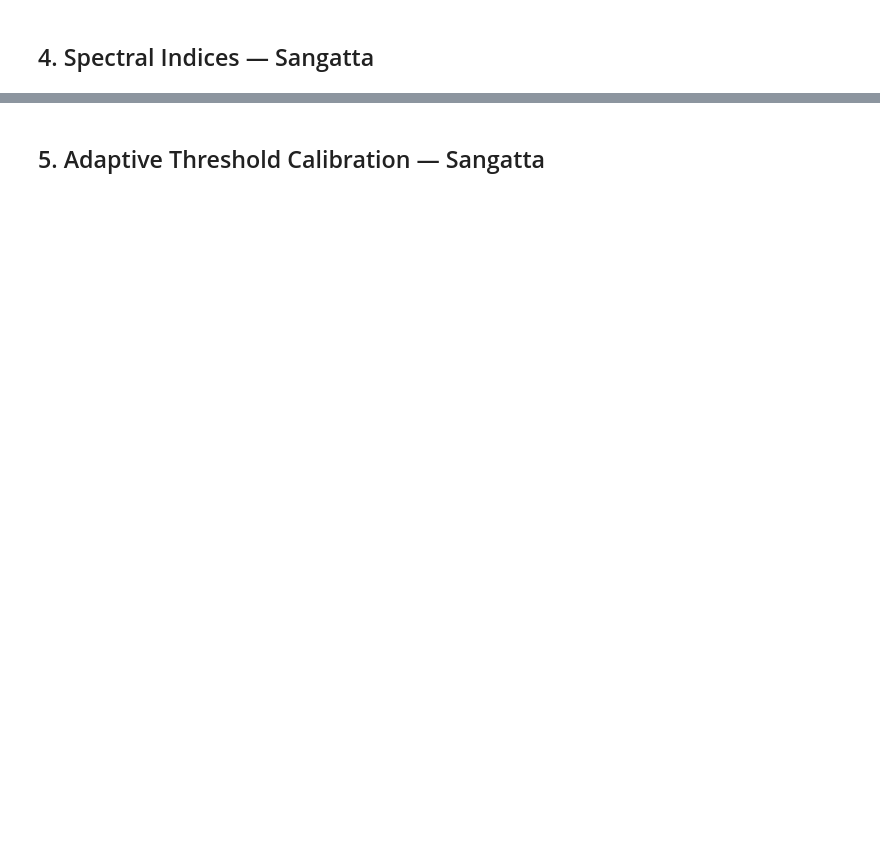
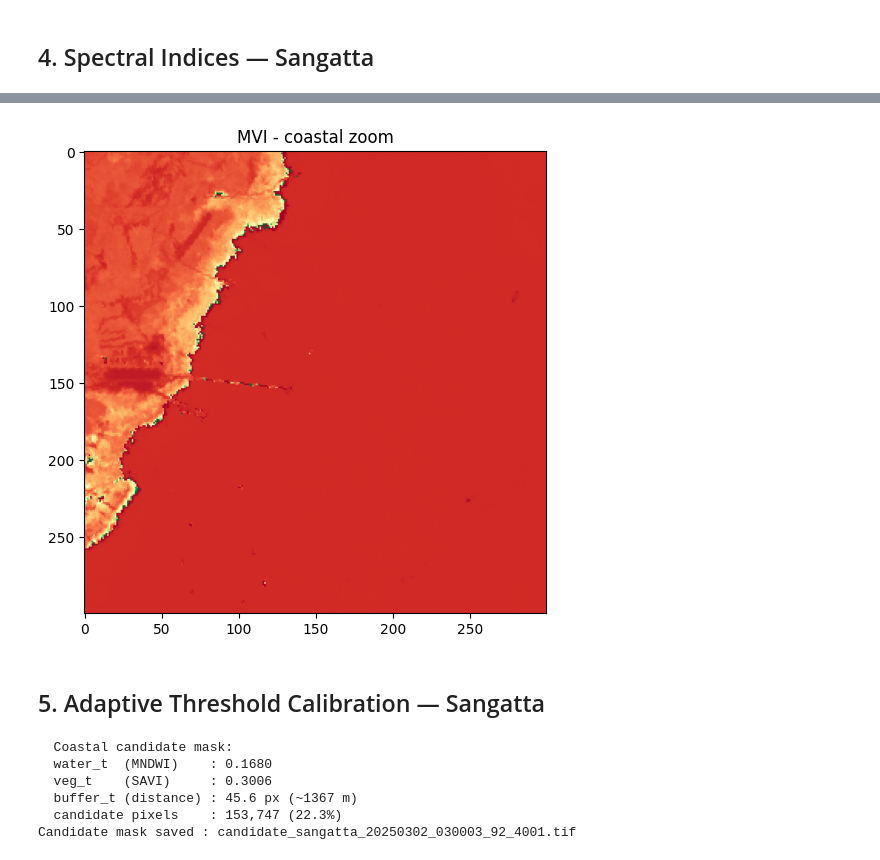
Before and after one commit to mwahyur46/tanager-mangrove-mapping, a Jupyter notebook: notebooks/01_preprocessing.ipynb, the cells around one changed output, grey strips where cells are left out. Drawn from its saved outputs; the diff is of its cells as text; code cells hidden in the pictures; blank space fills up the shorter version.

```diff
--- a/notebooks/01_preprocessing.ipynb
+++ b/notebooks/01_preprocessing.ipynb
@@ -19,19 +42,25 @@
 # %%
 import sys
 from pathlib import Path
+from scipy.ndimage import distance_transform_edt
 
 import numpy as np
 import matplotlib.pyplot as plt
 import h5py
 
 # ============================================================
-# Project root — all paths derived from here
+# Project root — adjust per environment
 # ============================================================
-ROOT       = Path('..').resolve()
-DATA_RAW   = ROOT / 'data' / 'raw'
-DATA_PROC  = ROOT / 'data' / 'processed'
-DATA_AOI   = ROOT / 'data' / 'aoi'
-SRC        = ROOT / 'src'
+# Google Colab (Google Drive mounted)
+ROOT = Path('/content/drive/MyDrive/PROJECT/Planet Tanager Competition 2026/tanager-mangrove-mapping')
+
+# Local (uncomment if running locally)
+# ROOT = Path('..').resolve()
+
+DATA_RAW  = ROOT / 'data' / 'raw'
+DATA_PROC = ROOT / 'data' / 'processed'
+DATA_AOI  = ROOT / 'data' / 'aoi'
+SRC       = ROOT / 'src'
 
 sys.path.insert(0, str(ROOT))
 from src.preprocessing import (
@@ -41,10 +70,11 @@ from src.preprocessing import (
     load_geotiff_bands,
     compute_all_indices,
     compute_water_mask,
+    compute_coastal_candidate_mask,
     apply_adaptive_threshold,
     RELEVANT_WAVELENGTHS
 )
 
-print(f'ROOT         : {ROOT}')
-print(f'DATA_RAW     : {DATA_RAW}')
-print(f'DATA_PROC    : {DATA_PROC}')
+print(f'ROOT      : {ROOT}')
+print(f'DATA_RAW  : {DATA_RAW}')
+print(f'DATA_PROC : {DATA_PROC}')
@@ -59,10 +107,10 @@ SCENES = {
     'gujarat'    : '20250311_061550_53_4001',
     'elsalvador' : '20250223_165546_32_4001',
     'belize'     : '20250824_171857_84_4001',
-    'hcmc'       : '20250407_035527_47_4001',   # confirm coverage first
+    'australia'  : '20250608_014315_58_4001',
 }
 
 for site, sid in SCENES.items():
-    h5_path = DATA_RAW / f'{sid}.h5'
+    h5_path = DATA_RAW / f'{site}_{sid}_ortho_sr_hdf5.h5'
     status  = 'OK' if h5_path.exists() else 'MISSING'
     print(f'  {site:<12}: {status}  ({h5_path.name})')
@@ -136,2 +301,41 @@ plt.show()
+# %%
+# Zoom to coastal area (land-water boundary)
+mvi = indices['MVI']
+fig, ax = plt.subplots(figsize=(6, 6))
+ax.imshow(mvi[300:600, 400:700], cmap='RdYlGn', vmin=-1, vmax=20)
+ax.set_title('MVI - coastal zoom')
+plt.show()
+# %% [output]
+[figure, added]
 # %% [markdown]
 ## 5. Adaptive Threshold Calibration — Sangatta
+# %%
+# ============================================================
+# Coastal candidate mask -- adaptive per scene
+# All thresholds derived per-scene via Otsu (no fixed parameters)
+# ============================================================
+candidate_mask, candidate_diag = compute_coastal_candidate_mask(
+    data, indices, return_diagnostics=True
+)
+
+# Save candidate mask as GeoTIFF for use in 02_classification.ipynb
+import rasterio
+cand_path = DATA_PROC / f'candidate_{SITE}_{SCENE_ID}.tif'
+with rasterio.open(
+    cand_path, 'w',
+    driver='GTiff',
+    height=candidate_mask.shape[0],
+    width=candidate_mask.shape[1],
+    count=1, dtype='uint8',
+    crs=data['crs'], transform=data['transform'],
+    compress='lzw'
+) as dst:
+    dst.write(candidate_mask.astype(np.uint8), 1)
+print(f'Candidate mask saved : {cand_path.name}')
+# %% [output]
+  Coastal candidate mask:
+  water_t  (MNDWI)    : 0.1680
+  veg_t    (SAVI)     : 0.3006
+  buffer_t (distance) : 45.6 px (~1367 m)
+  candidate pixels    : 153,747 (22.3%)
+Candidate mask saved : candidate_sangatta_20250302_030003_92_4001.tif
```
Also changed, not shown: parts of 20 cells of this notebook, 9 other files.
